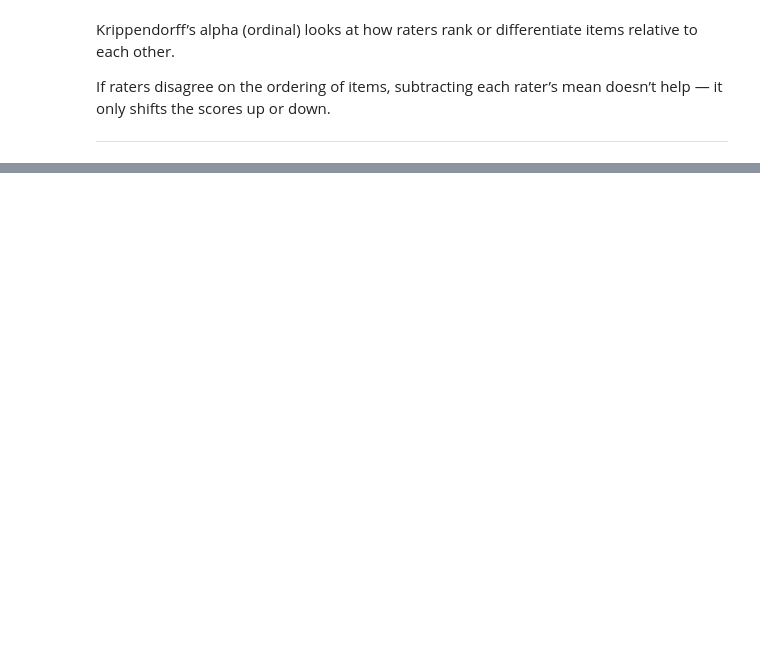
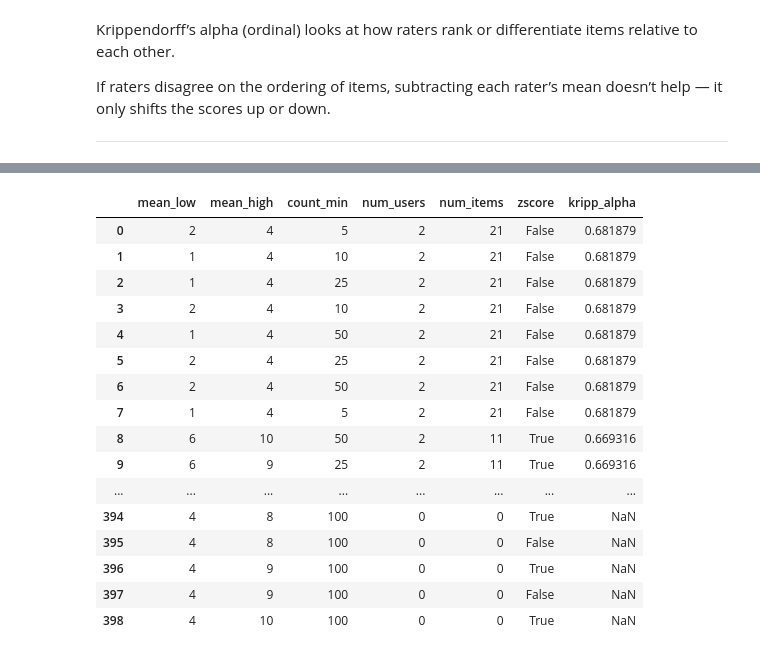
Before and after one commit to cwc09262/psalms-nlp-research, a Jupyter notebook: query_compare/blind_external_scoring.ipynb, the cells around one changed output, grey strips where cells are left out. Cells and saved outputs as stored; diff of their text form; code cells hidden in the pictures; blank space fills up the shorter version.

```diff
--- a/query_compare/blind_external_scoring.ipynb
+++ b/query_compare/blind_external_scoring.ipynb
@@ -988,0 +1028,4 @@ scores
+# %%
+data = df_raters.to_numpy().T
+
+data
@@ -988,0 +1094,22 @@ scores
+# %%
+avg_filtered = avg[
+    (avg[('mean', 'Score')] > 4) & (avg[('mean', 'Score')] < 8) & (avg[('count', 'Score')] > 5)
+]
+
+avg_filtered
+
+# Suppose avg_filtered contains your filtered users
+cols_to_keep = avg_filtered.index.tolist()
+
+# Compute alpha with z-score standardization
+alpha_z, df_used_z, users_included_z = compute_krippendorff(
+    df_raters,
+    cols_to_keep,
+    min_ratings_per_item=2,
+    level='interval',  # interval is suitable after z-scoring
+    zscore=True
+)
+
+print("Users included:", users_included_z)
+print("Number of items considered:", df_used_z.shape[0])
+print("Krippendorff alpha (z-score standardized):", alpha_z)
@@ -988,0 +1210,25 @@ scores
+# %%
+import pandas as pd
+from IPython.display import display
+
+# Temporarily show all rows and all columns for this DataFrame only
+with pd.option_context('display.max_rows', None, 'display.max_columns', None):
+    display(alpha_results_df)
+# %% [output]
+|  | mean_low | mean_high | count_min | num_users | num_items | zscore | kripp_alpha |
+| 0 | 2 | 4 | 5 | 2 | 21 | False | 0.681879 |
+| 1 | 1 | 4 | 10 | 2 | 21 | False | 0.681879 |
+| 2 | 1 | 4 | 25 | 2 | 21 | False | 0.681879 |
+| 3 | 2 | 4 | 10 | 2 | 21 | False | 0.681879 |
+| 4 | 1 | 4 | 50 | 2 | 21 | False | 0.681879 |
+| 5 | 2 | 4 | 25 | 2 | 21 | False | 0.681879 |
+| 6 | 2 | 4 | 50 | 2 | 21 | False | 0.681879 |
+| 7 | 1 | 4 | 5 | 2 | 21 | False | 0.681879 |
+| 8 | 6 | 10 | 50 | 2 | 11 | True | 0.669316 |
+| 9 | 6 | 9 | 25 | 2 | 11 | True | 0.669316 |
+| ... | ... | ... | ... | ... | ... | ... | ... |
+| 394 | 4 | 8 | 100 | 0 | 0 | True | NaN |
+| 395 | 4 | 8 | 100 | 0 | 0 | False | NaN |
+| 396 | 4 | 9 | 100 | 0 | 0 | True | NaN |
+| 397 | 4 | 9 | 100 | 0 | 0 | False | NaN |
+| 398 | 4 | 10 | 100 | 0 | 0 | True | NaN |
```
Also changed, not shown: parts of 56 cells of this notebook, 4 other files.
